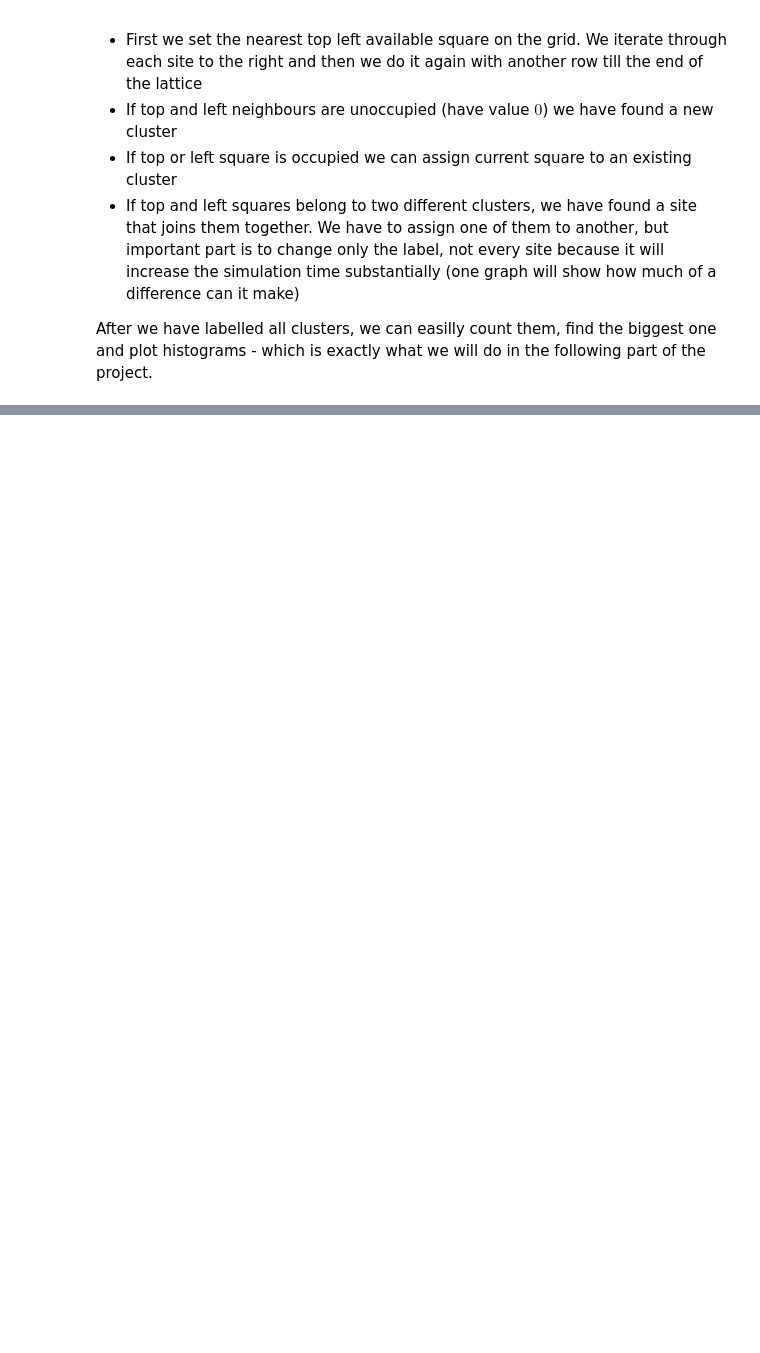
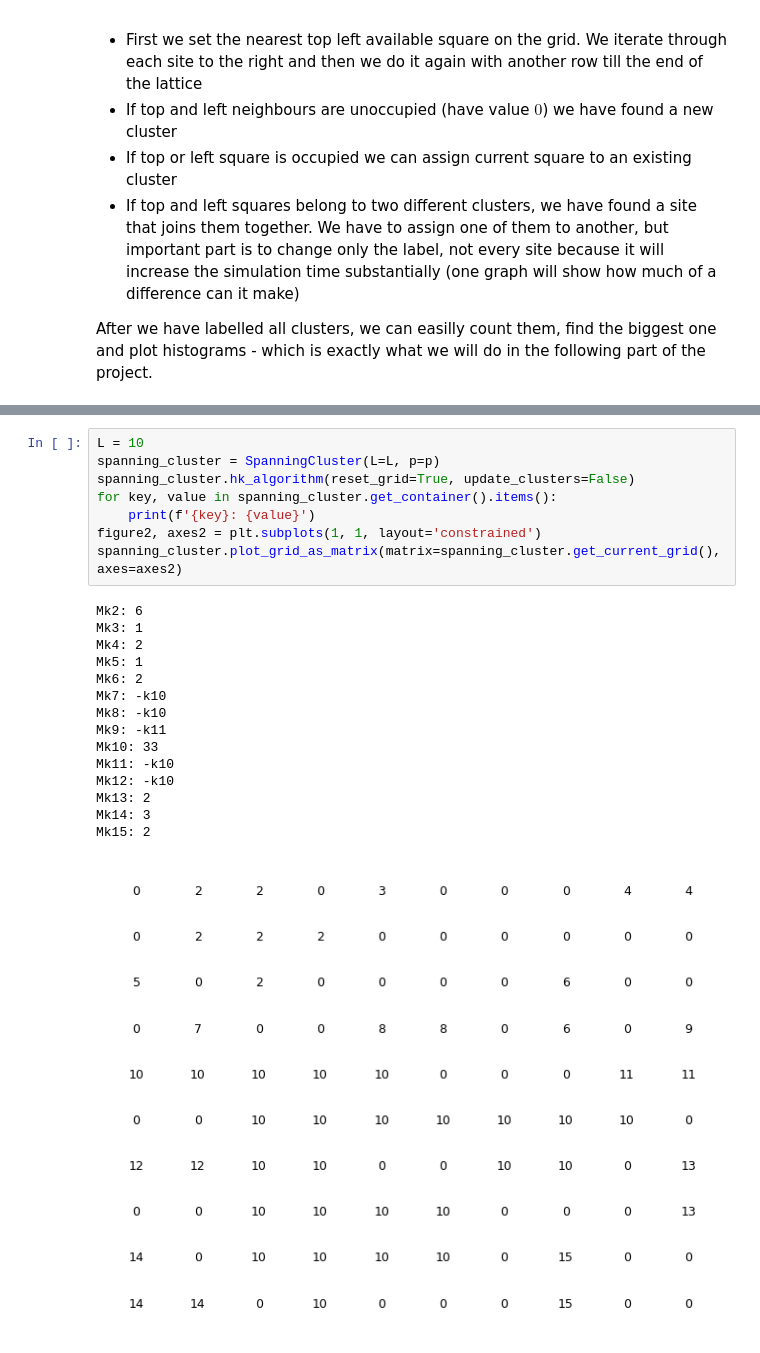
Before and after one commit to Yolonek/Percolation, a Jupyter notebook: SpanningClusterDescription.ipynb, the cells around one changed output, grey strips where cells are left out. Saved outputs shown, nothing was run; the diff lists cells and outputs as text; blank space fills up the shorter version.

```diff
--- a/SpanningClusterDescription.ipynb
+++ b/SpanningClusterDescription.ipynb
@@ -15,0 +45,24 @@ After we have labelled all clusters, we can easilly count them, find the biggest
+# %%
+L = 10
+spanning_cluster = SpanningCluster(L=L, p=p)
+spanning_cluster.hk_algorithm(reset_grid=True, update_clusters=False)
+for key, value in spanning_cluster.get_container().items():
+    print(f'{key}: {value}')
+figure2, axes2 = plt.subplots(1, 1, layout='constrained')
+spanning_cluster.plot_grid_as_matrix(matrix=spanning_cluster.get_current_grid(), axes=axes2)
+# %% [output]
+Mk2: 6
+Mk3: 1
+Mk4: 2
+Mk5: 1
+Mk6: 2
+Mk7: -k10
+Mk8: -k10
+Mk9: -k11
+Mk10: 33
+Mk11: -k10
+Mk12: -k10
+Mk13: 2
+Mk14: 3
+Mk15: 2
+[figure, added]
```
Also changed, not shown: parts of 16 cells of this notebook, 11 other files.
